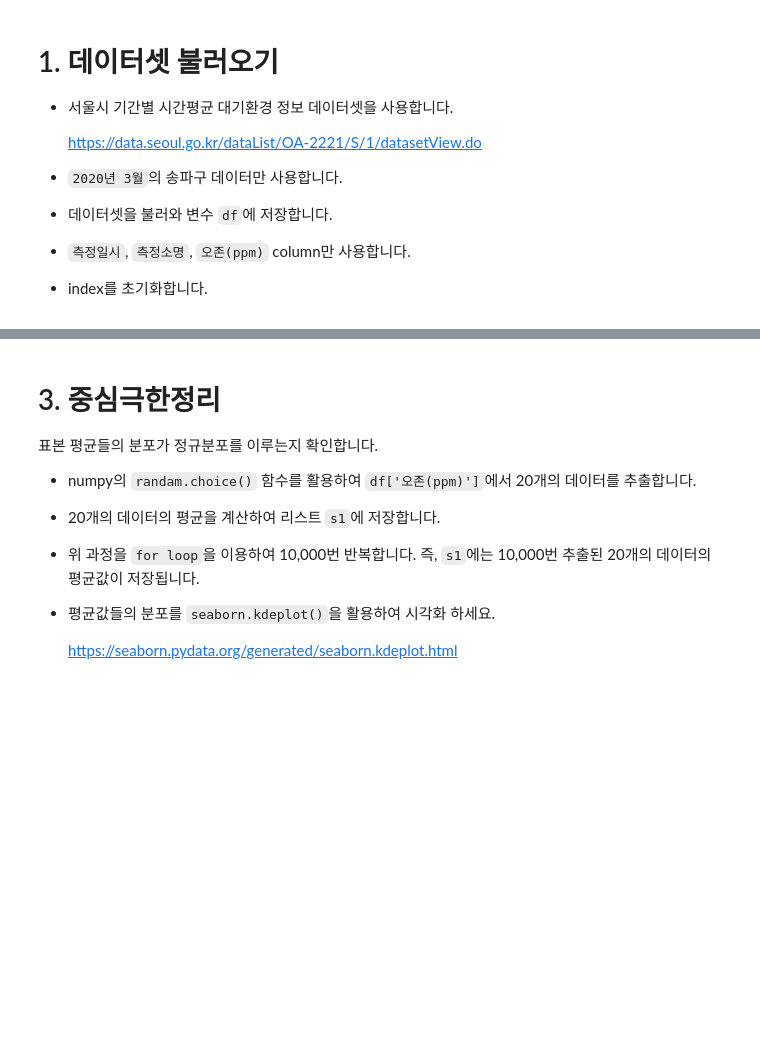
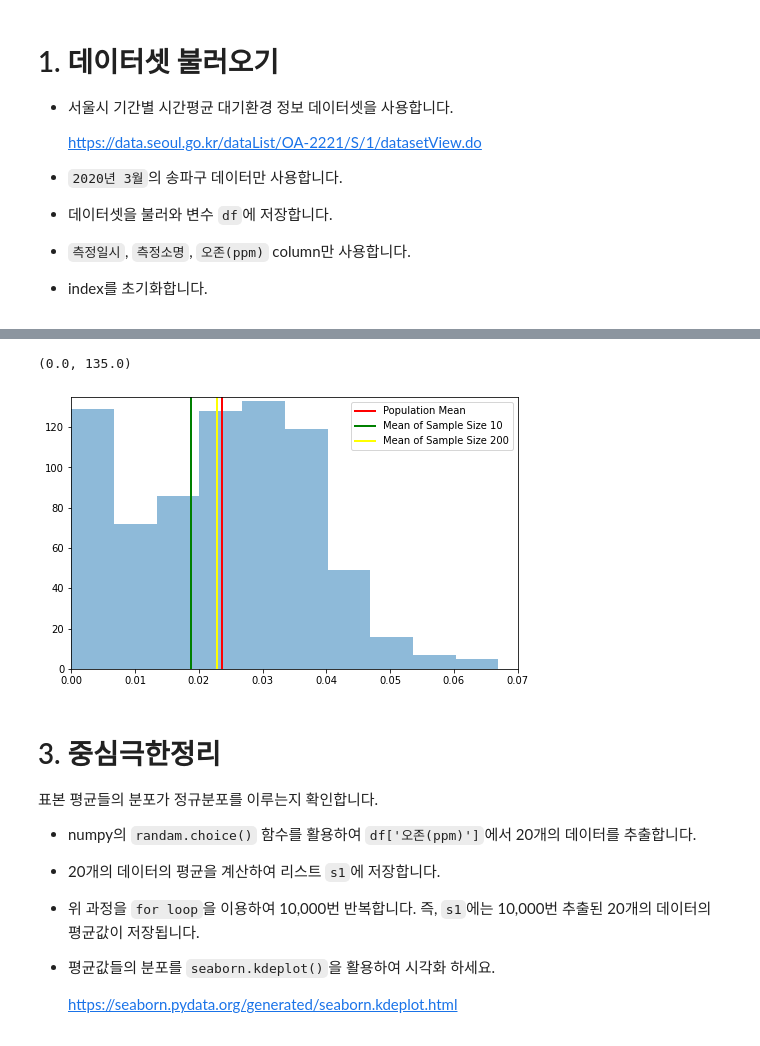
Before and after one commit to p65454/codestates, a Jupyter notebook: n122-Central-Limit-Theorem/n122a - CLT.ipynb, the cells around one changed output, grey strips where cells are left out. Drawn from its saved outputs; the diff is of its cells as text; code cells hidden in the pictures; blank space fills up the shorter version.

```diff
--- a/n122-Central-Limit-Theorem/n122a - CLT.ipynb
+++ b/n122-Central-Limit-Theorem/n122a - CLT.ipynb
@@ -24,0 +33,3 @@
+# %%
+df = pd.read_csv('서울시_기간별_시간평균_대기환경_정보_2020.03.csv',encoding='cp949')
+df
@@ -24,0 +50,4 @@
+# %%
+df = df[df['측정소명'] =='송파구'] ##측정일시, 측정소명, 오존(ppm) column만 사용합니다.
+df = df[['측정일시','측정소명','오존(ppm)']].reset_index(drop=True)
+df
@@ -43,0 +85,10 @@
+# %%
+# 이 곳에 답안을 작성하시기 바랍니다.
+import random
+np.random.seed(0)
+pop = df['오존(ppm)']
+pop_mean = pop.mean()
+sample_10 = pop.sample(n=10,random_state = 42)
+sample_200 = pop.sample(n=200, random_state = 42)
+sample_10_mean = sample_10.mean()
+sample_200_mean = sample_200.mean()
@@ -44,3 +114,15 @@
+# %%
+plt.figure(figsize=(8,5))
+plt.hist(pop , alpha=.5)
+plt.axvline(pop_mean,c='red',lw=2,label='Population Mean')
+plt.axvline(sample_10_mean,c='green',lw=2,label='Mean of Sample Size 10')
+plt.axvline(sample_200_mean,c='yellow',lw=2,label='Mean of Sample Size 200')
+plt.legend();
+plt.xlim(0,0.07)
+plt.ylim(0,135)
+# %% [output]
+(0.0, 135.0)
+[figure, added]
 # %% [markdown]
 # 3. 중심극한정리
 
```
Also changed, not shown: parts of 15 cells of this notebook.
